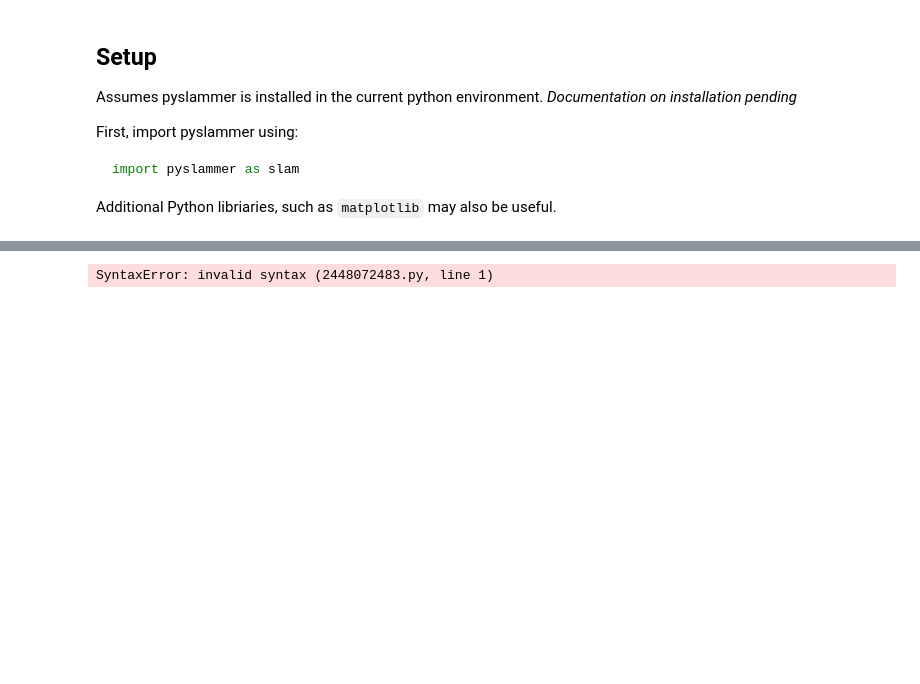
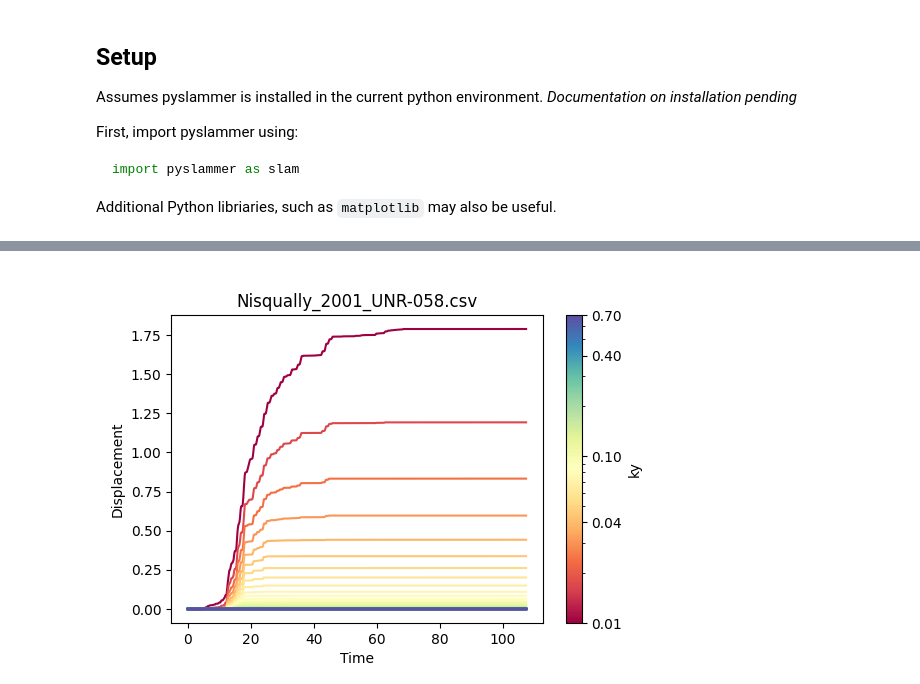
Before and after one commit to pySLAMMER/pySLAMMER, a Jupyter notebook: demos/batch_demo.ipynb, the cells around one changed output, grey strips where cells are left out. Saved outputs shown, nothing was run; the diff lists cells and outputs as text; code cells hidden in the pictures; blank space fills up the shorter version.

```diff
--- a/demos/batch_demo.ipynb
+++ b/demos/batch_demo.ipynb
@@ -110,37 +81,43 @@ Because pyslammer returns the full displacement time history for each analysis,
 # %%
-
 import matplotlib.cm as cm
 from matplotlib.colors import LogNorm
+
+plt.close('all')
 
 # Create a figure and axes
 fig, ax = plt.subplots(figsize=(6, 4))
 
 # Create a color map
 cmap = plt.colormaps['Spectral']#cm.get_cmap('viridis')
 norm = LogNorm(df['ky'].min(), df['ky'].max())
 
+motion_index = 1
+asdf = df[df["motion"]==sgms[motion_index]]
+
 # Iterate over the rows of the DataFrame
-for index, row in df.iterrows():
+for index, row in asdf.iterrows():
     color = cmap(norm(row['ky']))
     ax.plot(row['time'], row['disp'], color=color)
 
 # ax.set_yscale('log')
 # ax.set_ylim([0.001,10])
 
 # Add a color bar
 sm = cm.ScalarMappable(cmap=cmap, norm=norm)
 sm.set_array([])
 # Add a color bar
 cbar = fig.colorbar(sm, ax=ax, label='ky')
 
 # Set the colorbar ticks and labels
 ticks = [0.01, 0.04, 0.1, 0.4, 0.7]#np.linspace(df['ky'].min(), df['ky'].max(), num=5)  # Adjust num for more or fewer ticks
 cbar.set_ticks(ticks)
 cbar.set_ticklabels([f'{tick:.2f}' for tick in ticks])  # Adjust the format as needed
 
+# ax.set_yscale('log')
+# ax.set_ylim(1e-3,1e2)
 ax.set_xlabel('Time')
 ax.set_ylabel('Displacement')
-ax.set_title('Displacement vs Time for each ky')
+ax.set_title(f'{sgms[motion_index]}')
 plt.show()
 # %% [output]
-SyntaxError: invalid syntax (2448072483.py, line 1)
+[figure, added]
```
Also changed, not shown: parts of 13 cells of this notebook, 5 other files.
